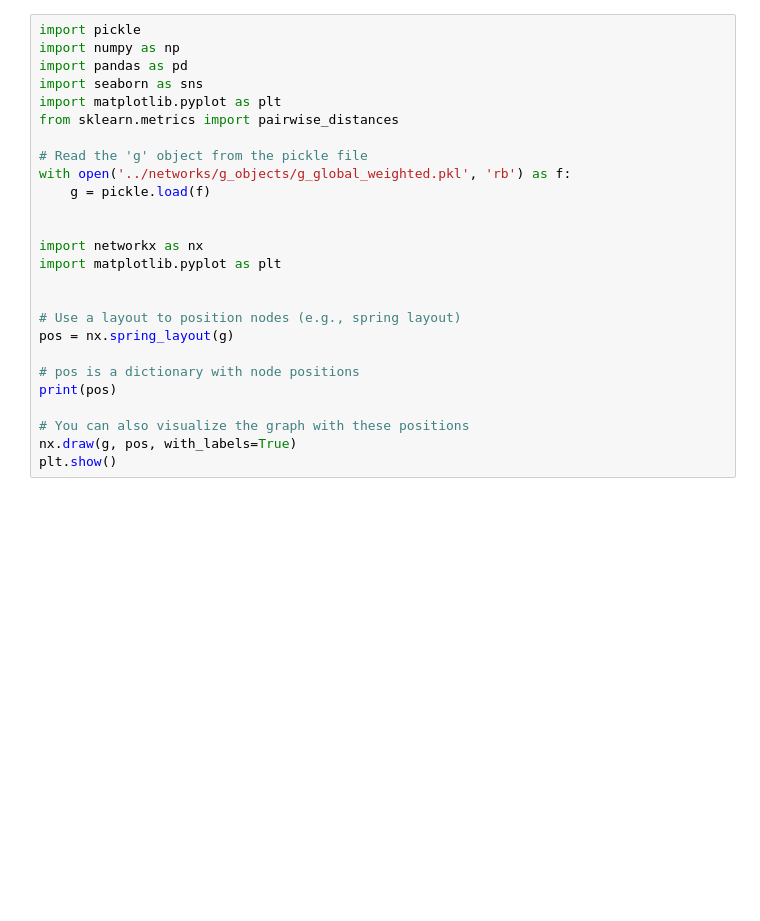
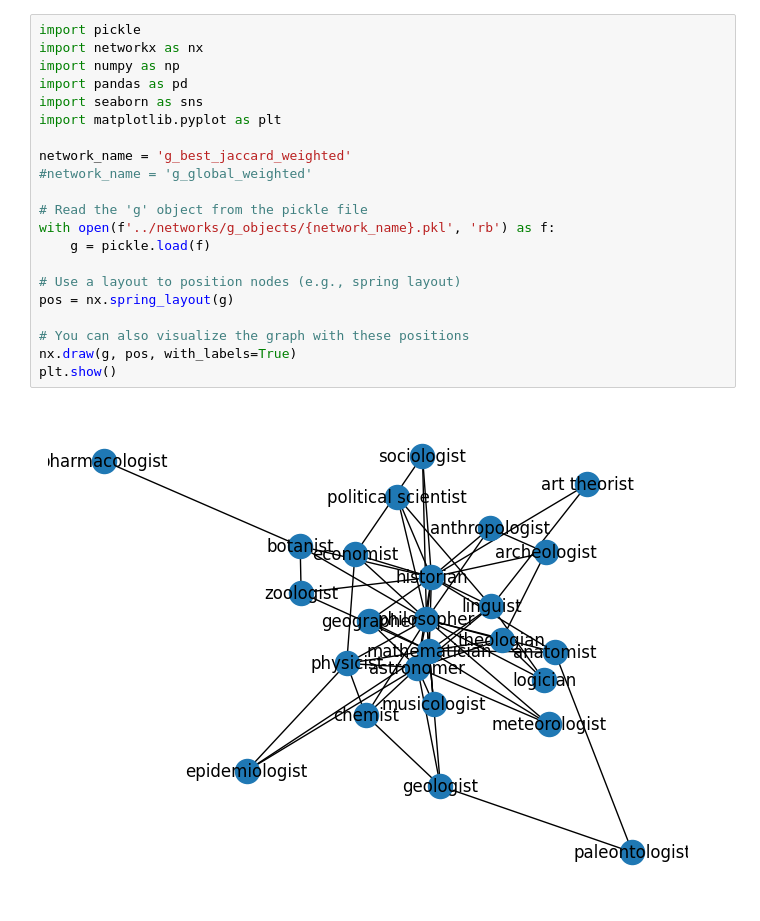
Before and after one commit to charlesdedampierre/science_history, a Jupyter notebook: notebooks/disatnce_similairy_from_graph.ipynb, the cells around one changed output. Drawn from its saved outputs; the diff is of its cells as text; blank space fills up the shorter version.

```diff
--- a/notebooks/disatnce_similairy_from_graph.ipynb
+++ b/notebooks/disatnce_similairy_from_graph.ipynb
@@ -1,27 +1,24 @@
 # %%
 import pickle
+import networkx as nx
 import numpy as np
 import pandas as pd
 import seaborn as sns
 import matplotlib.pyplot as plt
-from sklearn.metrics import pairwise_distances
+
+network_name = 'g_best_jaccard_weighted'
+#network_name = 'g_global_weighted'
 
 # Read the 'g' object from the pickle file
-with open('../networks/g_objects/g_global_weighted.pkl', 'rb') as f:
+with open(f'../networks/g_objects/{network_name}.pkl', 'rb') as f:
     g = pickle.load(f)
-
-
-import networkx as nx
-import matplotlib.pyplot as plt
-
 
 # Use a layout to position nodes (e.g., spring layout)
 pos = nx.spring_layout(g)
 
-# pos is a dictionary with node positions
-print(pos)
-
 # You can also visualize the graph with these positions
 nx.draw(g, pos, with_labels=True)
 plt.show()
+# %% [output]
+[figure, added]
 # %%
```
Also changed, not shown: parts of 1 cell of this notebook, 4 other files.
